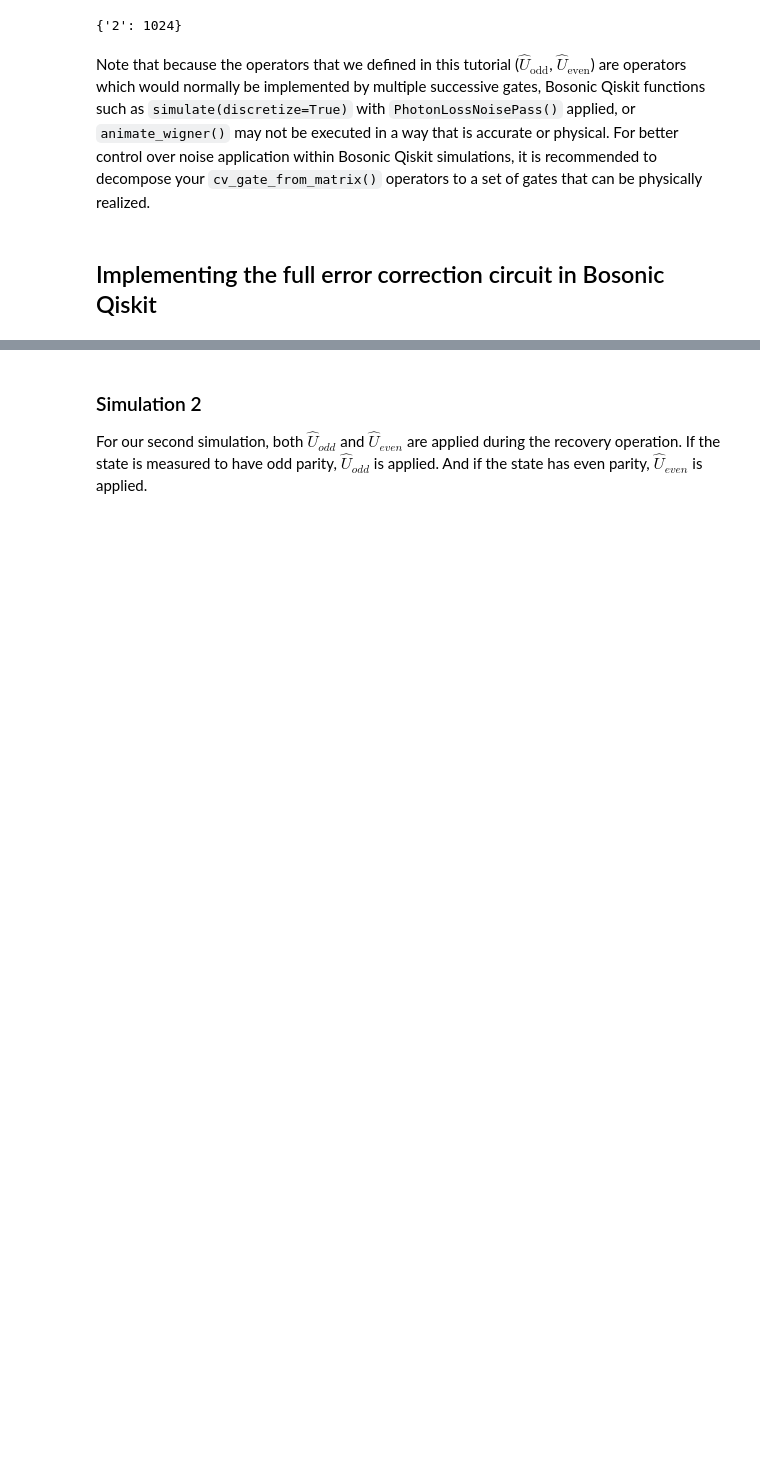
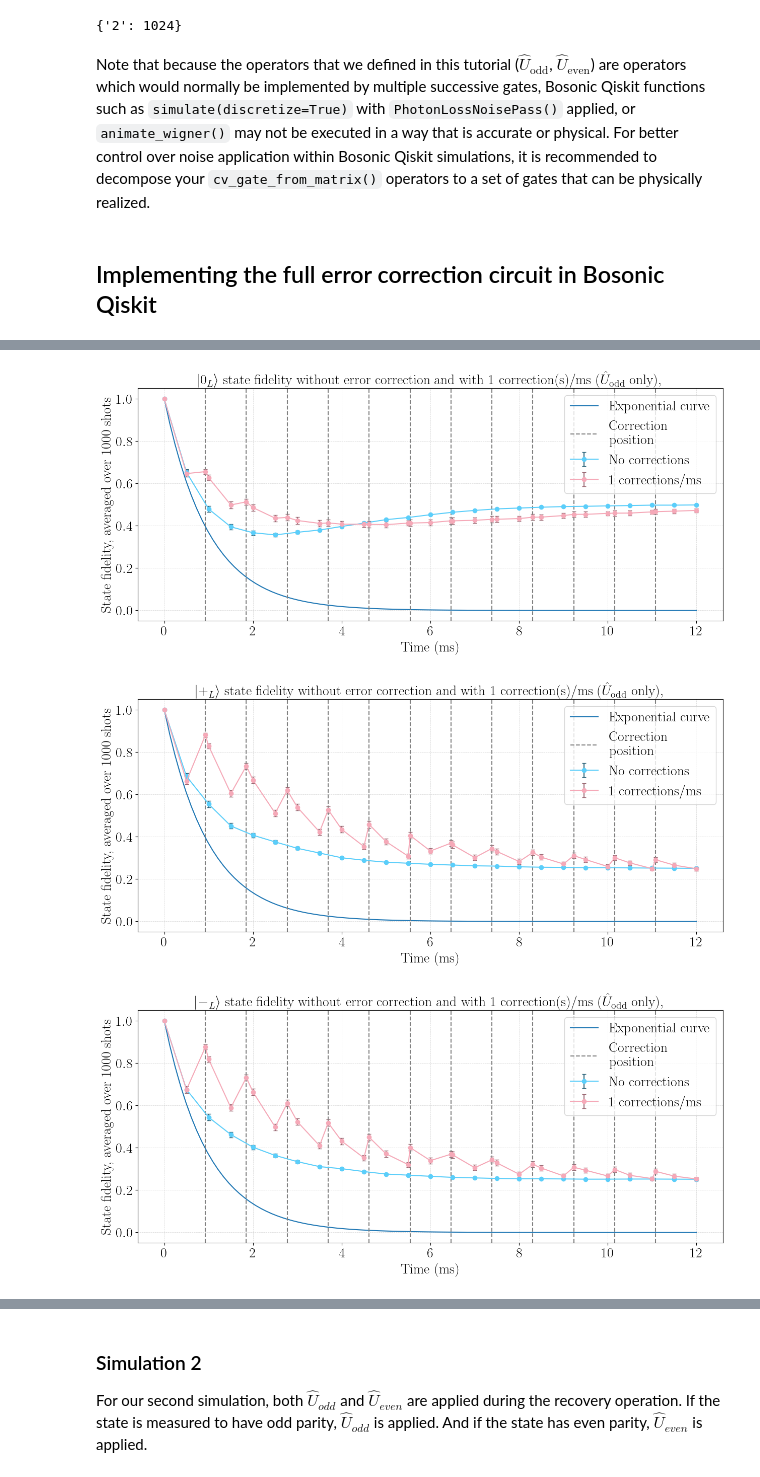
Before and after one commit to C2QA/bosonic-qiskit, a Jupyter notebook: tutorials/bosonic-kitten-code/bosonic-kitten-code.ipynb, the cells around one changed output, grey strips where cells are left out. Drawn from its saved outputs; the diff is of its cells as text; code cells hidden in the pictures; blank space fills up the shorter version.

```diff
--- a/tutorials/bosonic-kitten-code/bosonic-kitten-code.ipynb
+++ b/tutorials/bosonic-kitten-code/bosonic-kitten-code.ipynb
@@ -864,0 +886,49 @@ plt.show()
+# %%
+## Fidelity visualisation
+for index, value in enumerate(encoding):
+    if value == 'logi1':
+        continue
+    _, noise_only_fid_other, _, noise_only_snapshot_timings, _ = noise_only_simulation_list[index]
+    _, correction_fid_other, _, correction_snapshot_timings, corr_position_times = correction_simulation_list[index]
+
+    noise_only_avg_fid_other = [round(np.average(cycle), 4) for cycle in noise_only_fid_other]
+    noise_only_avg_fid_error_other = [round(np.std(cycle)/np.sqrt(shots), 4) for cycle in noise_only_fid]
+
+    correction_avg_fid_other = [round(np.average(cycle), 4) for cycle in correction_fid_other]
+    correction_avg_fid_error_other = [round(np.std(cycle)/np.sqrt(shots), 4) for cycle in correction_fid]
+
+    # Find correction positions
+    x, y = correction_positions(corr_position_times, correction_avg_fid_other, correction_snapshot_timings)
+
+    # Plot fidelity data w/ uncertainty
+    plt.figure(figsize=(15,6))
+
+    plt.errorbar(noise_only_snapshot_timings, noise_only_avg_fid_other, yerr=noise_only_avg_fid_error_other,
+        label=r'No corrections',
+        marker='o', color='#5BCEFA', capsize=3, ecolor='#2a6278')
+    plt.errorbar(correction_snapshot_timings, correction_avg_fid_other, yerr=correction_avg_fid_error_other,
+        label=str(num_corr) + r' corrections/ms',
+        marker='o', color='#F5A9B8', capsize=3, ecolor='#9c6b75')
+
+    # Plot an actual exponential decay as comparison
+    noise_curve_timing = np.linspace(0, noise_only_circ_time, 100)
+    plt.plot(noise_curve_timing, np.exp(-noise_curve_timing), label='Exponential curve')
+
+    # Plot correction positions
+    label = 'Correction \n position'
+    for i in x:
+        plt.axvline(x=i, color='grey', label=label, linestyle="--")
+        label = ''
+
+    plt.xlabel("Time (ms)", size=20)
+    plt.ylabel("State fidelity, averaged over {} shots".format(shots), size=20)
+    plt.title(r'$\lvert$' + str(encoding_format.get(value)) + r'$\rangle$' + ' state fidelity without error correction and with ' + str(num_corr) + r' correction(s)/ms ($\hat{U}_{\text{odd}}$ only),', size=20)
+    plt.grid(color = 'lightgrey', linestyle = 'dashed', linewidth = 0.5)
+    plt.legend(loc='upper right', fontsize=20)
+    plt.xticks(fontsize=20)
+    plt.yticks(fontsize=20)
+    plt.show()
+# %% [output]
+[figure, added]
+[figure, added]
+[figure, added]
```
Also changed, not shown: parts of 18 cells of this notebook.
